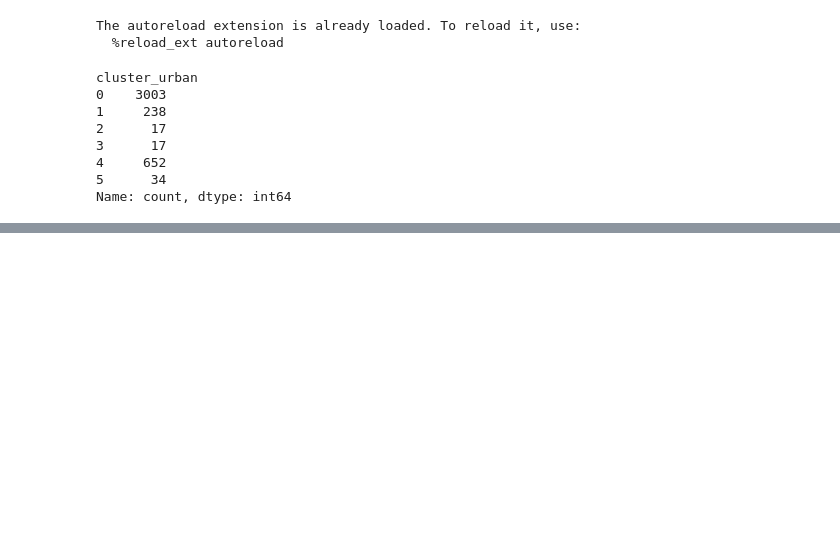
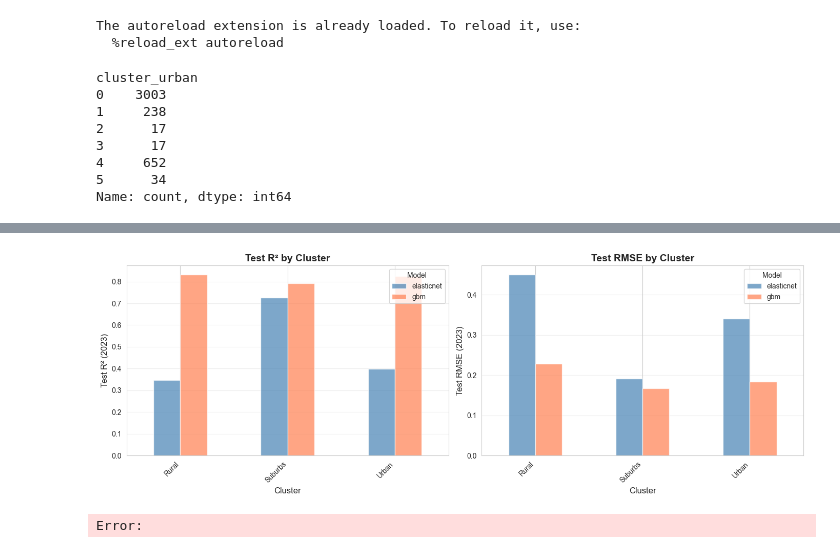
Before and after one commit to Shushunya/FCD-housing-prices, a Jupyter notebook: code/urban_clustering_modeling.ipynb, the cells around one changed output, grey strips where cells are left out. Saved outputs shown, nothing was run; the diff lists cells and outputs as text; code cells hidden in the pictures; blank space fills up the shorter version.

Commit message:
modeling before final cleanup

```diff
--- a/code/urban_clustering_modeling.ipynb
+++ b/code/urban_clustering_modeling.ipynb
@@ -47,6 +47,15 @@ feature_cols = numerical_features + categorical_features
 
 cluster_counts = df_master['cluster_urban'].value_counts().sort_index()
 print(cluster_counts)
+
+
+preprocessor = ColumnTransformer(
+    transformers=[
+        ("num", StandardScaler(), numerical_features),
+        ("cat", "passthrough", categorical_features),
+    ],
+    remainder="drop",
+)
 # %% [output]
 cluster_urban
 0    3003
@@ -57,8 +66,7 @@ cluster_urban
 5      34
 Name: count, dtype: int64
 # %%
-# Selected clusters for analysis
-selected_clusters = [0, 1, 2, 3, 4, 5]
+selected_clusters = [0, 1, 4]
 for cluster_id in selected_clusters:
     label = CLUSTER_LABELS["cluster_urban"].get(cluster_id, f"Cluster {cluster_id}")
     print(f"  Cluster {cluster_id}: {label}")
@@ -72 +77,5 @@ for cluster_id in selected_clusters:
 # %%
+model_configs = {
+    "elasticnet": {"class": ElasticNet, "params": {"alpha": 0.1, "l1_ratio": 0.5, "random_state": RANDOM_SEED, "max_iter": 5000}},
+    "gbm": {"class": GradientBoostingRegressor, "params": {"n_estimators": 100, "max_depth": 5, "learning_rate": 0.1, "random_state": RANDOM_SEED, "subsample": 0.8, "max_features": "sqrt"}},
+}
@@ -79,0 +235,26 @@ Name: cluster_urban, dtype: int64
+# %%
+fig, axes = plt.subplots(1, 2, figsize=(14, 5))
+
+test_r2_data = results_df.pivot(index='Cluster', columns='Model', values='Test R² (2023)')
+test_r2_data.plot(kind='bar', ax=axes[0], color=['steelblue', 'coral'], alpha=0.7)
+axes[0].set_xlabel('Cluster', fontsize=12)
+axes[0].set_ylabel('Test R² (2023)', fontsize=12)
+axes[0].set_title('Test R² by Cluster', fontsize=14, fontweight='bold')
+axes[0].legend(title='Model', fontsize=10)
+axes[0].grid(True, alpha=0.3, axis='y')
+axes[0].set_xticklabels(axes[0].get_xticklabels(), rotation=45, ha='right')
+
+test_rmse_data = results_df.pivot(index='Cluster', columns='Model', values='Test RMSE (2023)')
+test_rmse_data.plot(kind='bar', ax=axes[1], color=['steelblue', 'coral'], alpha=0.7)
+axes[1].set_xlabel('Cluster', fontsize=12)
+axes[1].set_ylabel('Test RMSE (2023)', fontsize=12)
+axes[1].set_title('Test RMSE by Cluster', fontsize=14, fontweight='bold')
+axes[1].legend(title='Model', fontsize=10)
+axes[1].grid(True, alpha=0.3, axis='y')
+axes[1].set_xticklabels(axes[1].get_xticklabels(), rotation=45, ha='right')
+
+plt.tight_layout()
+plt.show()
+# %% [output]
+[figure, added]
+Error:
```
Also changed, not shown: parts of 4 cells of this notebook.
